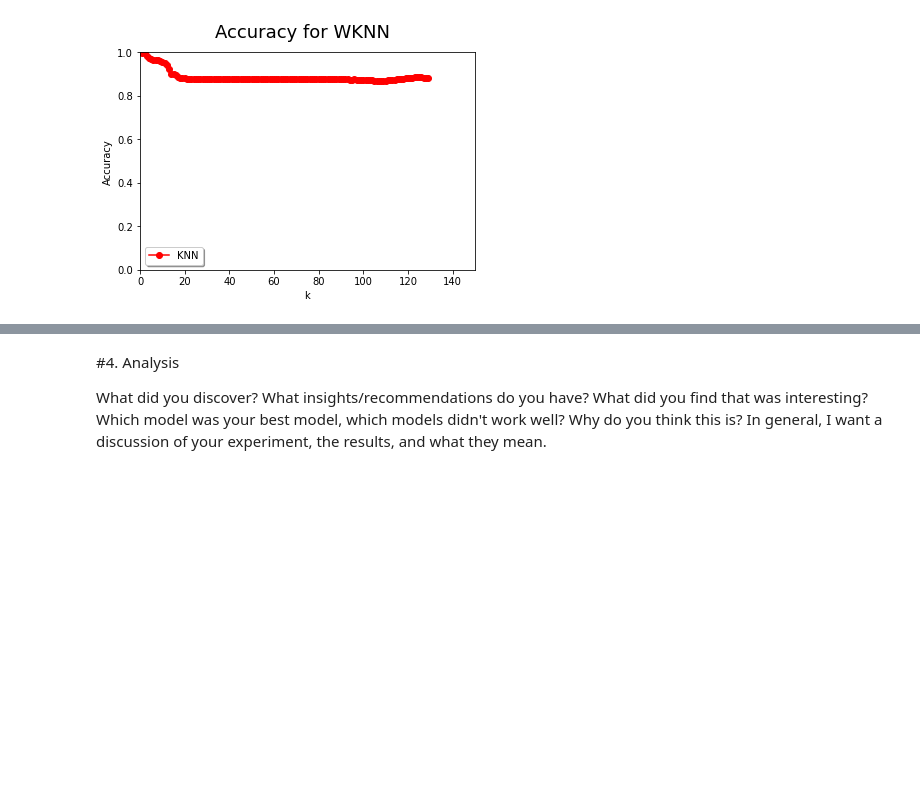
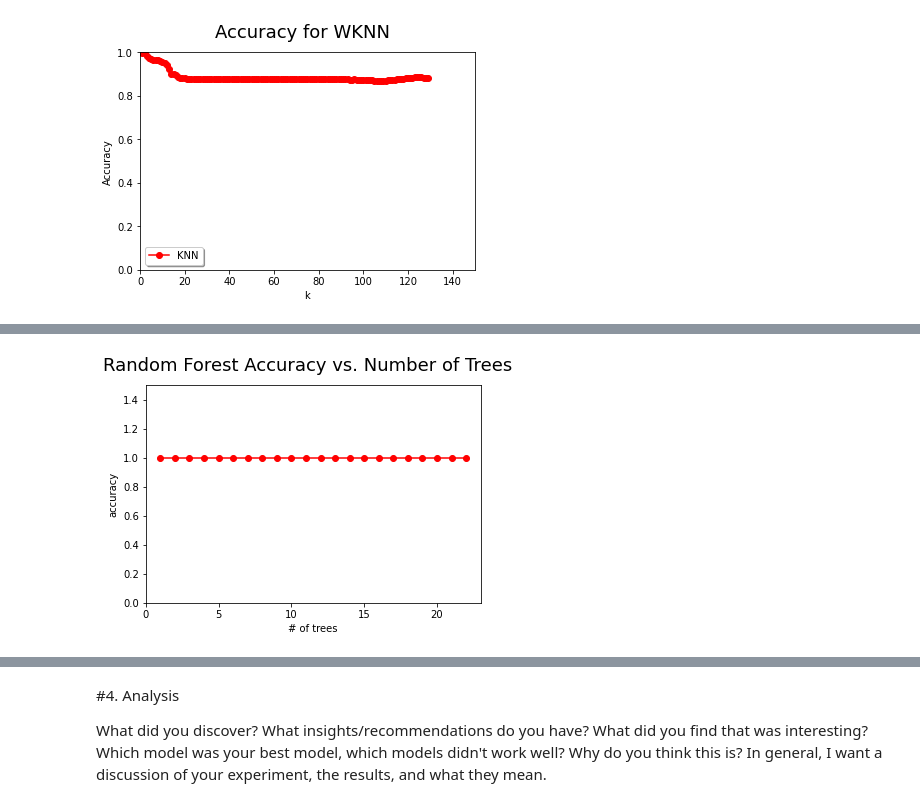
Before and after one commit to j23-cs167/project-2-nickwharff, a Jupyter notebook: Project2_wharff.ipynb, the cells around one changed output, grey strips where cells are left out. Saved outputs shown, nothing was run; the diff lists cells and outputs as text; code cells hidden in the pictures; blank space fills up the shorter version.

```diff
--- a/Project2_wharff.ipynb
+++ b/Project2_wharff.ipynb
@@ -176,0 +183,24 @@ TypeError: ignored
+# %%
+# Random Forest
+
+from sklearn import ensemble
+
+rf_accuracy = []
+
+for i in range(1,23):
+    curr_rf = ensemble.RandomForestClassifier(n_estimators=i, random_state=31)
+    curr_rf.fit(train_data,train_sln)
+    curr_predictions = curr_rf.predict(test_data)
+    curr_error = metrics.accuracy_score(test_sln,curr_predictions)
+    rf_accuracy.append(curr_error)
+# %%
+xvals = range(1,23)
+plt.suptitle('Random Forest Accuracy vs. Number of Trees',fontsize=18)
+plt.xlabel('# of trees')
+plt.ylabel('accuracy')
+plt.plot(xvals,rf_accuracy,'ro-')
+plt.axis([0,23,0,1.5])
+
+plt.show()
+# %% [output]
+[figure, added]
```
Also changed, not shown: parts of 10 cells of this notebook.
